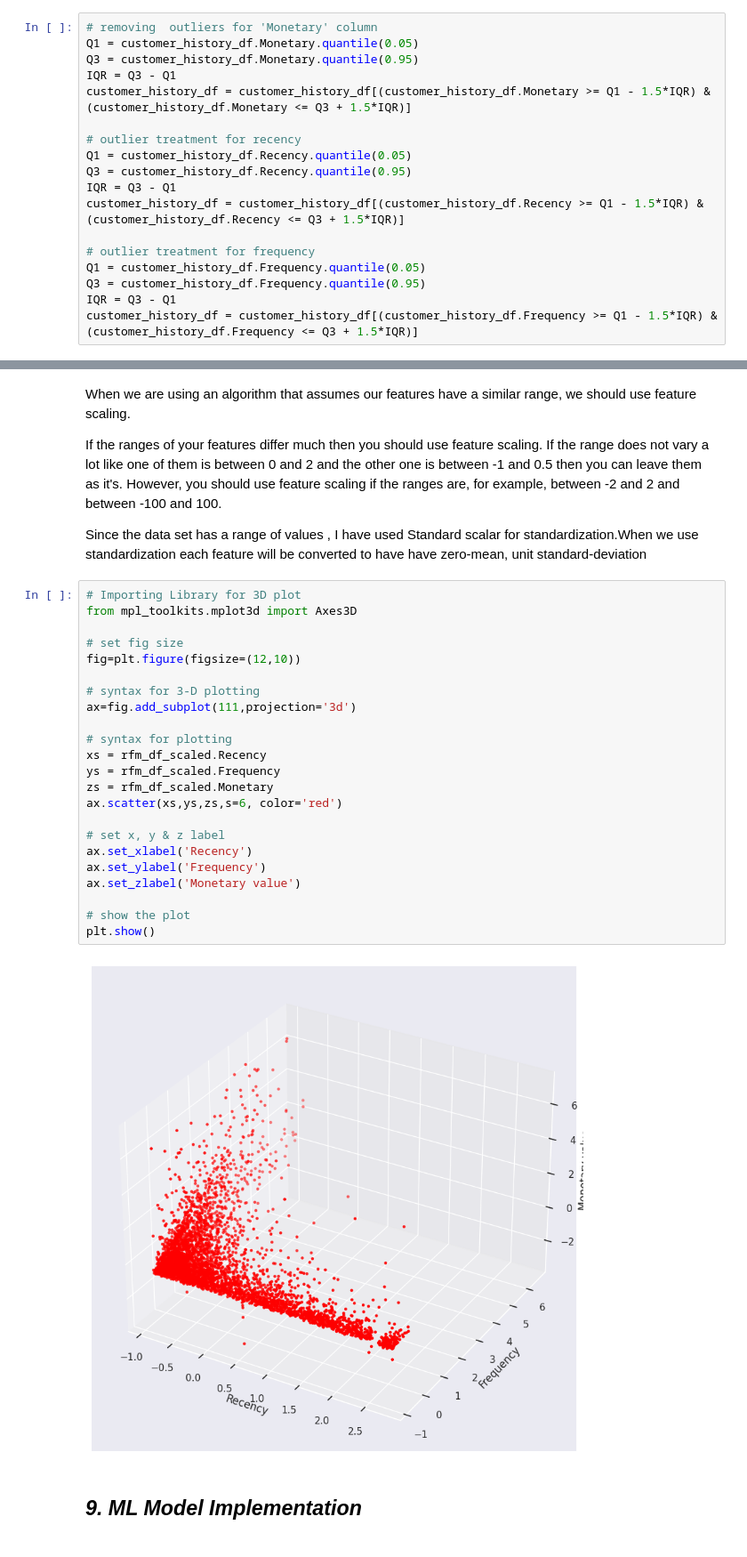
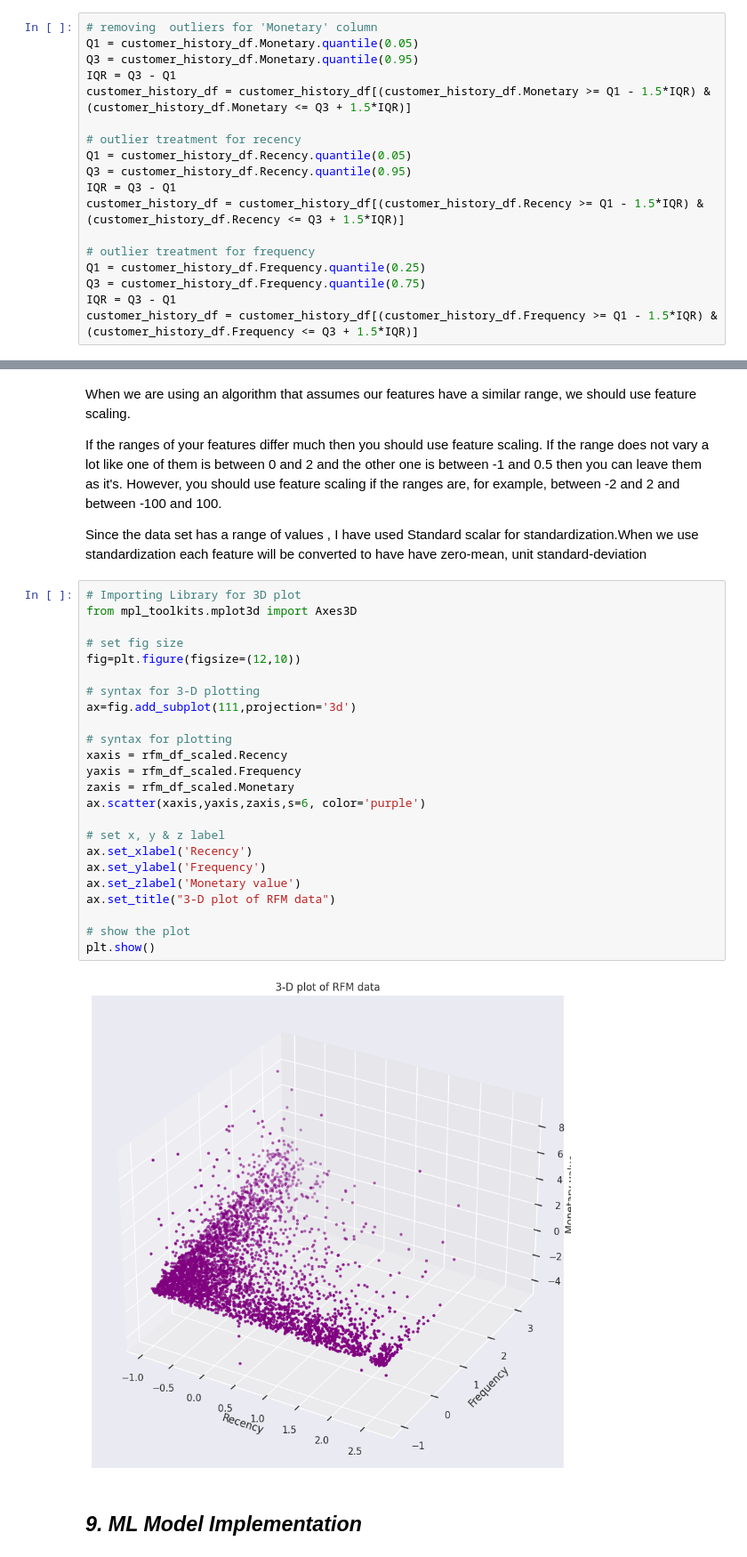
Before and after one commit to 1991Ab/Capstone-Project-4-Online-Retail-Customer-Segmentation, a Jupyter notebook: Online_Retail_Customer_Segmentation.ipynb, the cells around one changed output, grey strips where cells are left out. Shown at 89% size. Saved outputs shown, nothing was run; the diff lists cells and outputs as text.

```diff
--- a/Online_Retail_Customer_Segmentation.ipynb
+++ b/Online_Retail_Customer_Segmentation.ipynb
@@ -1159,8 +1159,8 @@ IQR = Q3 - Q1
 customer_history_df = customer_history_df[(customer_history_df.Recency >= Q1 - 1.5*IQR) & (customer_history_df.Recency <= Q3 + 1.5*IQR)]
 
 # outlier treatment for frequency
-Q1 = customer_history_df.Frequency.quantile(0.05)
-Q3 = customer_history_df.Frequency.quantile(0.95)
+Q1 = customer_history_df.Frequency.quantile(0.25)
+Q3 = customer_history_df.Frequency.quantile(0.75)
 IQR = Q3 - Q1
 customer_history_df = customer_history_df[(customer_history_df.Frequency >= Q1 - 1.5*IQR) & (customer_history_df.Frequency <= Q3 + 1.5*IQR)]
 # %% [markdown]
@@ -1199,28 +1199,29 @@ Since the data set has a range of values , I have used Standard scalar for stand
 # %%
 # Importing Library for 3D plot
 from mpl_toolkits.mplot3d import Axes3D
 
 # set fig size
 fig=plt.figure(figsize=(12,10))
 
 # syntax for 3-D plotting
 ax=fig.add_subplot(111,projection='3d')
 
 # syntax for plotting
-xs = rfm_df_scaled.Recency
-ys = rfm_df_scaled.Frequency
-zs = rfm_df_scaled.Monetary
-ax.scatter(xs,ys,zs,s=6, color='red')
+xaxis = rfm_df_scaled.Recency
+yaxis = rfm_df_scaled.Frequency
+zaxis = rfm_df_scaled.Monetary
+ax.scatter(xaxis,yaxis,zaxis,s=6, color='purple')
 
 # set x, y & z label
 ax.set_xlabel('Recency')
 ax.set_ylabel('Frequency')
 ax.set_zlabel('Monetary value')
+ax.set_title("3-D plot of RFM data")
 
 # show the plot
 plt.show()
 # %% [output]
-[figure, old version]
+[figure, new version]
 # %% [markdown]
 ## ***9. ML Model Implementation***
 # %% [markdown]
```
Also changed, not shown: parts of 29 cells of this notebook.
